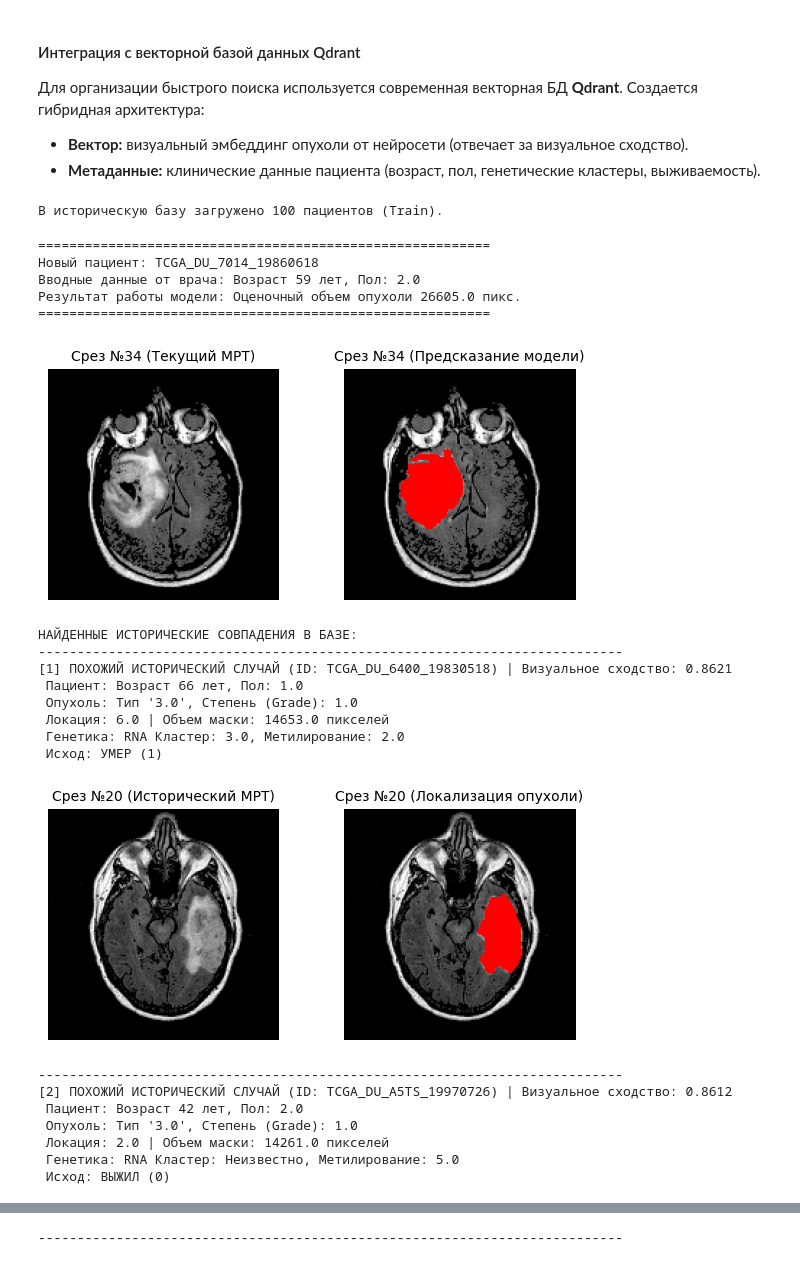
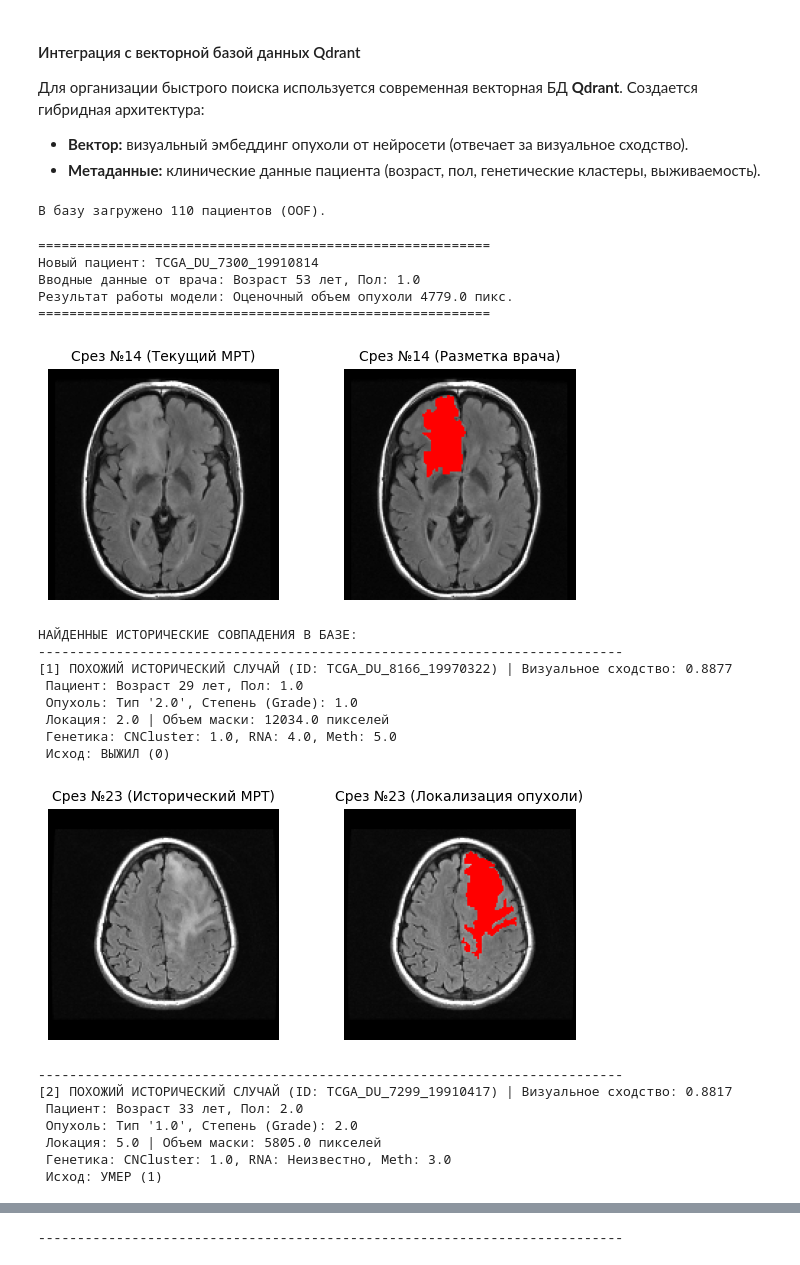
Before and after one commit to akslv03/MFDP, a Jupyter notebook: EDA&compare_models.ipynb, the cells around one changed output, grey strips where cells are left out. Cells and saved outputs as stored; diff of their text form; code cells hidden in the pictures.

```diff
--- a/EDA&compare_models.ipynb
+++ b/EDA&compare_models.ipynb
@@ -1357,0 +898,8 @@ Epoch 11 | Train Loss: 0.0576 | Val Loss: 0.1165 | Val Dice: 0.8790
+# %%
+cv_mit = []
+for i, fold in enumerate(folds):
+    tr = subset_dataset(all_data, fold["train"])
+    va = subset_dataset(all_data, fold["val"])
+    cv_mit.append(train_one_fold("unet_mit_b2", i, tr, va))
+print("mit_b2 mean±std:", np.mean([x["dice_volume"] for x in cv_mit]),
+      np.std([x["dice_volume"] for x in cv_mit]))
@@ -1815,8 +1276,8 @@ clinical_df = pd.read_csv(csv_path)
 client = QdrantClient(":memory:")
 collection_name = "mri_tumor_cases"
 
-first_patient_id = list(train_db.keys())[0]
-vector_size = len(train_db[first_patient_id]["embedding"])
+first_patient_id = list(oof_db.keys())[0]
+vector_size = len(oof_db[first_patient_id]["embedding"])
 
 if client.collection_exists(collection_name):
     client.delete_collection(collection_name)
@@ -1827,9 +1288,10 @@ client.create_collection(
 )
 
 def get_val(df, col_name, default="Неизвестно"):
-    if col_name in df.columns and not pd.isna(df[col_name].values[0]):
-        return df[col_name].values[0]
-    return default
+    if df is None or len(df) == 0 or col_name not in df.columns:
+        return default
+    v = df[col_name].values[0]
+    return default if pd.isna(v) else v
 
 def get_best_slice(patient_id, dataset_dict):
     if patient_id in dataset_dict["patients"]:
@@ -1844,7 +1306,7 @@ def get_best_slice(patient_id, dataset_dict):
 
 points_to_upload = []
 
-for idx, (patient_id, data) in enumerate(train_db.items()):
+for idx, (patient_id, data) in enumerate(oof_db.items()):
     short_id = "_".join(patient_id.split("_")[:3])
     patient_info = clinical_df[(clinical_df['Patient'] == patient_id) | (clinical_df['Patient'] == short_id)]
 
@@ -1860,20 +1322,21 @@ for idx, (patient_id, data) in enumerate(train_db.items()):
         "location": str(get_val(patient_info, 'tumor_location')),
         "death01": get_val(patient_info, 'death01', -1),
         "rna_cluster": str(get_val(patient_info, 'RNASeqCluster')),
-        "meth_cluster": str(get_val(patient_info, 'MethylationCluster'))
+        "meth_cluster": str(get_val(patient_info, 'MethylationCluster')),
+        "CNCluster": str(get_val(patient_info, "CNCluster"))
     })
 
     points_to_upload.append(PointStruct(id=idx, vector=data["embedding"], payload=payload))
 
 client.upsert(collection_name=collection_name, wait=True, points=points_to_upload)
-print(f"В историческую базу загружено {len(points_to_upload)} пациентов (Train).")
+print(f"В базу загружено {len(points_to_upload)} пациентов (OOF).")
 # %% [output]
-В историческую базу загружено 100 пациентов (Train).
+В базу загружено 110 пациентов (OOF).
 # %%
-query_patient_id = random.choice(list(val_db.keys()))
+query_patient_id = random.choice(list(oof_db.keys()))
 query_short_id = "_".join(query_patient_id.split("_")[:3])
-query_vector = val_db[query_patient_id]["embedding"]
-query_volume = val_db[query_patient_id]["metadata"]["estimated_tumor_volume"]
+query_vector = oof_db[query_patient_id]["embedding"]
+query_volume = oof_db[query_patient_id]["metadata"]["estimated_tumor_volume"]
 
 query_info = clinical_df[(clinical_df['Patient'] == query_patient_id) | (clinical_df['Patient'] == query_short_id)]
 target_age = get_val(query_info, 'age_at_initial_pathologic', -1)
@@ -1886,7 +1349,8 @@ print(f"Вводные данные от врача: Возраст {target_age
 print(f"Результат работы модели: Оценочный объем опухоли {query_volume:.1f} пикс.")
 print(f"==========================================================\n")
 
-best_img_q, best_mask_q, slice_idx_q = get_best_slice(query_patient_id, valid_data)
+best_img_q, best_mask_q, slice_idx_q = get_best_slice(query_patient_id, all_data)
+
 if best_img_q is not None:
     fig, axes = plt.subplots(1, 2, figsize=(7, 3))
 
@@ -1902,7 +1366,7 @@ if best_img_q is not None:
     overlay_q[mask_2d_q == 1] = [1, 0, 0]
 
     axes[1].imshow(overlay_q)
-    axes[1].set_title(f"Срез №{slice_idx_q} (Предсказание модели)", fontsize=10)
+    axes[1].set_title(f"Срез №{slice_idx_q} (Разметка врача)", fontsize=10)
     axes[1].axis('off')
 
     plt.show()
@@ -1934,56 +1398,59 @@ for i, hit in enumerate(response.points):
     print(f" Пациент: Возраст {payload.get('age', 'Неизвестно')} лет, Пол: {payload.get('gender')}")
     print(f" Опухоль: Тип '{payload.get('histological_type')}', Степень (Grade): {payload.get('grade')}")
     print(f" Локация: {payload.get('location')} | Объем маски: {payload.get('estimated_tumor_volume', 0):.1f} пикселей")
-    print(f" Генетика: RNA Кластер: {payload.get('rna_cluster')}, Метилирование: {payload.get('meth_cluster')}")
+    print(
+    f" Генетика: CNCluster: {payload.get('CNCluster')}, "
+    f"RNA: {payload.get('rna_cluster')}, Meth: {payload.get('meth_cluster')}"
+)
 
     death_status = payload.get('death01', -1)
     death_str = "УМЕР (1)" if death_status == 1 else "ВЫЖИЛ (0)" if death_status == 0 else "Нет данных"
     print(f" Исход: {death_str}")
 
-    best_img, best_mask, slice_idx = get_best_slice(p_id, train_data)
+    best_img, best_mask, slice_idx = get_best_slice(p_id, all_data)
 
     if best_img is not None:
         fig, axes = plt.subplots(1, 2, figsize=(7, 3))
 
         axes[0].imshow(best_img[:, :, 1], cmap='gray')
         axes[0].set_title(f"Срез №{slice_idx} (Исторический МРТ)", fontsize=10)
         axes[0].axis('off')
 
         img = best_img[:, :, 1]
         img_rgb = np.stack((img,) * 3, axis=-1)
         mask_2d = best_mask[:, :, 0]
 
         overlay = img_rgb.copy()
         overlay[mask_2d == 1] = [1, 0, 0]
 
         axes[1].imshow(overlay)
 
         axes[1].set_title(f"Срез №{slice_idx} (Локализация опухоли)", fontsize=10)
         axes[1].axis('off')
 
         plt.show()
 
     print("-" * 75)
 # %% [output]
 ==========================================================
-Новый пациент: TCGA_DU_7014_19860618
-Вводные данные от врача: Возраст 59 лет, Пол: 2.0
-Результат работы модели: Оценочный объем опухоли 26605.0 пикс.
+Новый пациент: TCGA_DU_7300_19910814
+Вводные данные от врача: Возраст 53 лет, Пол: 1.0
+Результат работы модели: Оценочный объем опухоли 4779.0 пикс.
 ==========================================================
-[figure, old version]
+[figure, new version]
 НАЙДЕННЫЕ ИСТОРИЧЕСКИЕ СОВПАДЕНИЯ В БАЗЕ:
 ---------------------------------------------------------------------------
-[1] ПОХОЖИЙ ИСТОРИЧЕСКИЙ СЛУЧАЙ (ID: TCGA_DU_6400_19830518) | Визуальное сходство: 0.8621
- Пациент: Возраст 66 лет, Пол: 1.0
- Опухоль: Тип '3.0', Степень (Grade): 1.0
- Локация: 6.0 | Объем маски: 14653.0 пикселей
- Генетика: RNA Кластер: 3.0, Метилирование: 2.0
- Исход: УМЕР (1)
+[1] ПОХОЖИЙ ИСТОРИЧЕСКИЙ СЛУЧАЙ (ID: TCGA_DU_8166_19970322) | Визуальное сходство: 0.8877
+ Пациент: Возраст 29 лет, Пол: 1.0
+ Опухоль: Тип '2.0', Степень (Grade): 1.0
+ Локация: 2.0 | Объем маски: 12034.0 пикселей
+ Генетика: CNCluster: 1.0, RNA: 4.0, Meth: 5.0
+ Исход: ВЫЖИЛ (0)
-[figure, old version]
+[figure, new version]
 ---------------------------------------------------------------------------
-[2] ПОХОЖИЙ ИСТОРИЧЕСКИЙ СЛУЧАЙ (ID: TCGA_DU_A5TS_19970726) | Визуальное сходство: 0.8612
- Пациент: Возраст 42 лет, Пол: 2.0
- Опухоль: Тип '3.0', Степень (Grade): 1.0
- Локация: 2.0 | Объем маски: 14261.0 пикселей
- Генетика: RNA Кластер: Неизвестно, Метилирование: 5.0
- Исход: ВЫЖИЛ (0)
+[2] ПОХОЖИЙ ИСТОРИЧЕСКИЙ СЛУЧАЙ (ID: TCGA_DU_7299_19910417) | Визуальное сходство: 0.8817
+ Пациент: Возраст 33 лет, Пол: 2.0
+ Опухоль: Тип '1.0', Степень (Grade): 2.0
+ Локация: 5.0 | Объем маски: 5805.0 пикселей
+ Генетика: CNCluster: 1.0, RNA: Неизвестно, Meth: 3.0
+ Исход: УМЕР (1)
```
Also changed, not shown: parts of 43 cells of this notebook.
